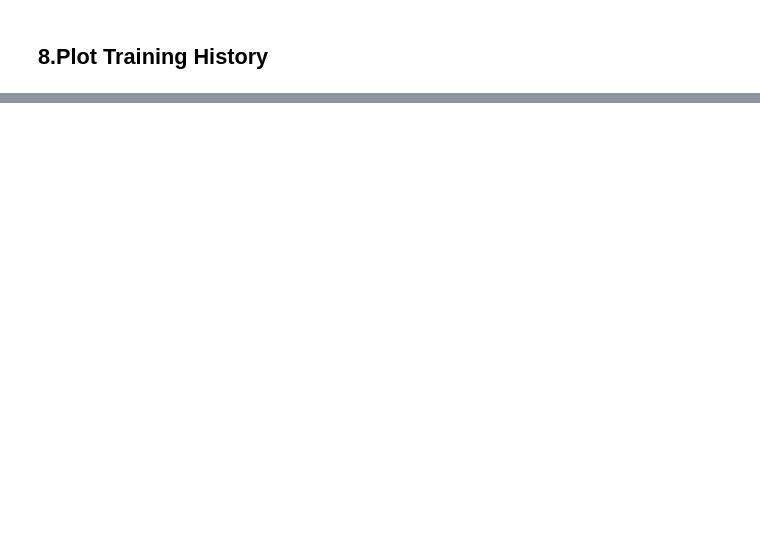
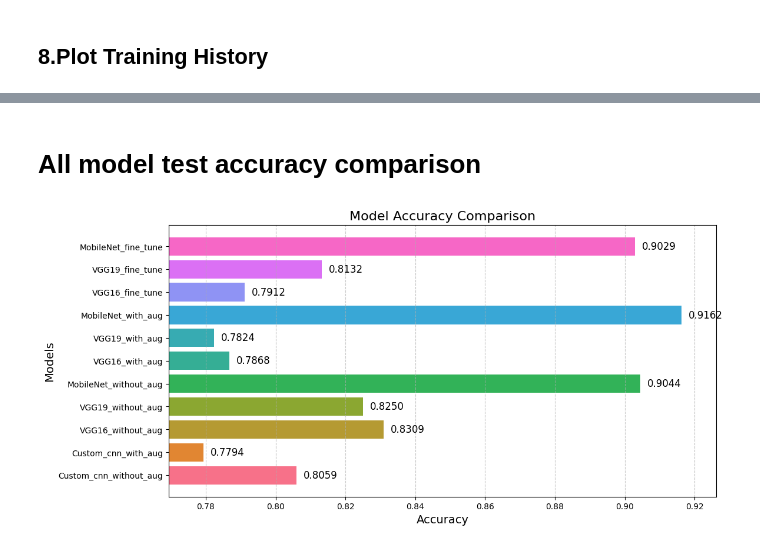
Before and after one commit to HBSAIKAT/Olive-Leaf-Image-Classification-CNN, a Jupyter notebook: olive-leaf-image-classification.ipynb, the cells around one changed output, grey strips where cells are left out. Drawn from its saved outputs; the diff is of its cells as text; code cells hidden in the pictures; blank space fills up the shorter version.

```diff
--- a/olive-leaf-image-classification.ipynb
+++ b/olive-leaf-image-classification.ipynb
@@ -940,0 +1066,41 @@ plot_results(history_mobilenet, "MobileNet")
+# %% [markdown]
+# **All model test accuracy comparison**
+# %%
+
+
+# Model names and their corresponding accuracy values
+models = ["Custom_cnn_without_aug", "Custom_cnn_with_aug", "VGG16_without_aug", "VGG19_without_aug",
+          "MobileNet_without_aug", "VGG16_with_aug", "VGG19_with_aug",
+          "MobileNet_with_aug", "VGG16_fine_tune", "VGG19_fine_tune",
+          "MobileNet_fine_tune"]
+
+accuracies = [0.8059, 0.7794, 0.8309, 0.8250, 0.9044, 0.7868, 0.7824, 0.9162, 0.7912, 0.8132, 0.9029]
+
+# Set the figure size
+plt.figure(figsize=(12, 6))
+
+# Generate a color palette with enough unique colors
+colors = sns.color_palette("husl", len(models))  # "husl" generates distinct colors
+
+# Create the horizontal bar chart
+bars = plt.barh(models, accuracies, color=colors)
+
+# Add accuracy values on bars
+for bar, acc in zip(bars, accuracies):
+    plt.text(bar.get_width() + 0.002, bar.get_y() + bar.get_height() / 2, f"{acc:.4f}",
+             va='center', fontsize=12)
+
+# Labels and Title
+plt.xlabel("Accuracy", fontsize=14)
+plt.ylabel("Models", fontsize=14)
+plt.title("Model Accuracy Comparison", fontsize=16)
+plt.xlim(min(accuracies) - 0.01, max(accuracies) + 0.01)  # Adjust x-axis limits dynamically
+plt.grid(axis='x', linestyle="--", alpha=0.7)
+
+# Save the plot (optional)
+plt.savefig("model_accuracy_comparison.png", bbox_inches='tight', dpi=300)
+
+# Show the plot
+plt.show()
+# %% [output]
+[figure, added]
```
Also changed, not shown: parts of 21 cells of this notebook.
